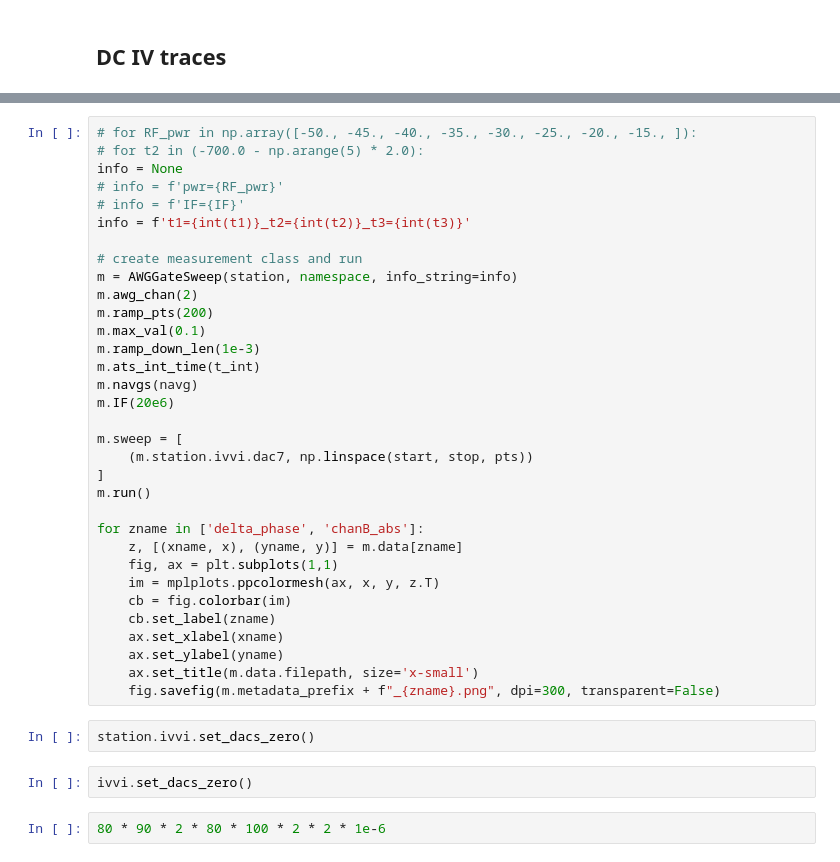
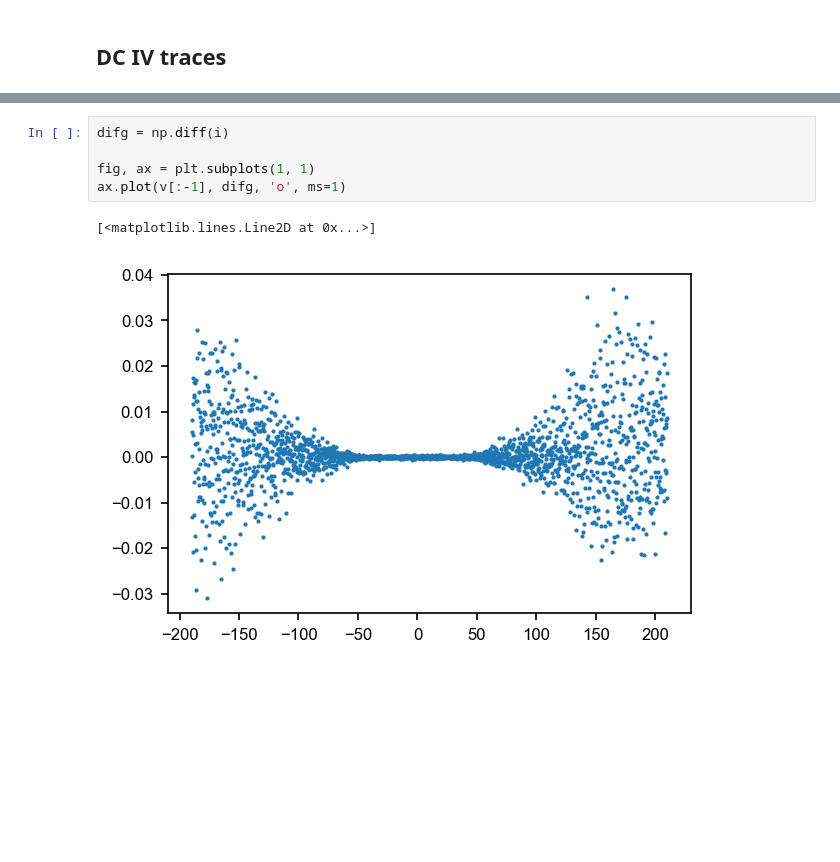
Before and after one commit to StationQDelft/BF1, a Jupyter notebook: Experiments/NIS_1.ipynb, the cells around one changed output, grey strips where cells are left out. Cells and saved outputs as stored; diff of their text form; blank space fills up the shorter version.

```diff
--- a/Experiments/NIS_1.ipynb
+++ b/Experiments/NIS_1.ipynb
@@ -149,39 +167,8 @@ t1, t2, t3
-# %%
-# for RF_pwr in np.array([-50., -45., -40., -35., -30., -25., -20., -15., ]):
-# for t2 in (-700.0 - np.arange(5) * 2.0):
-info = None
-# info = f'pwr={RF_pwr}'
-# info = f'IF={IF}'
-info = f't1={int(t1)}_t2={int(t2)}_t3={int(t3)}'
-
-# create measurement class and run
-m = AWGGateSweep(station, namespace, info_string=info)
-m.awg_chan(2)
-m.ramp_pts(200)
-m.max_val(0.1)
-m.ramp_down_len(1e-3)
-m.ats_int_time(t_int)
-m.navgs(navg)
-m.IF(20e6)
-
-m.sweep = [
-    (m.station.ivvi.dac7, np.linspace(start, stop, pts))
-]
-m.run()
-
-for zname in ['delta_phase', 'chanB_abs']:
-    z, [(xname, x), (yname, y)] = m.data[zname]
-    fig, ax = plt.subplots(1,1)
-    im = mplplots.ppcolormesh(ax, x, y, z.T)
-    cb = fig.colorbar(im)
-    cb.set_label(zname)
-    ax.set_xlabel(xname)
-    ax.set_ylabel(yname)
-    ax.set_title(m.data.filepath, size='x-small')
-    fig.savefig(m.metadata_prefix + f"_{zname}.png", dpi=300, transparent=False)
-# %%
-station.ivvi.set_dacs_zero()
-# %%
-ivvi.set_dacs_zero()
-# %%
-80 * 90 * 2 * 80 * 100 * 2 * 2 * 1e-6
+# %%
+difg = np.diff(i)
+
+fig, ax = plt.subplots(1, 1)
+ax.plot(v[:-1], difg, 'o', ms=1)
+# %% [output]
+[<matplotlib.lines.Line2D at 0x...>]
+[figure, added]
```
Also changed, not shown: parts of 17 cells of this notebook, 5 other files.
